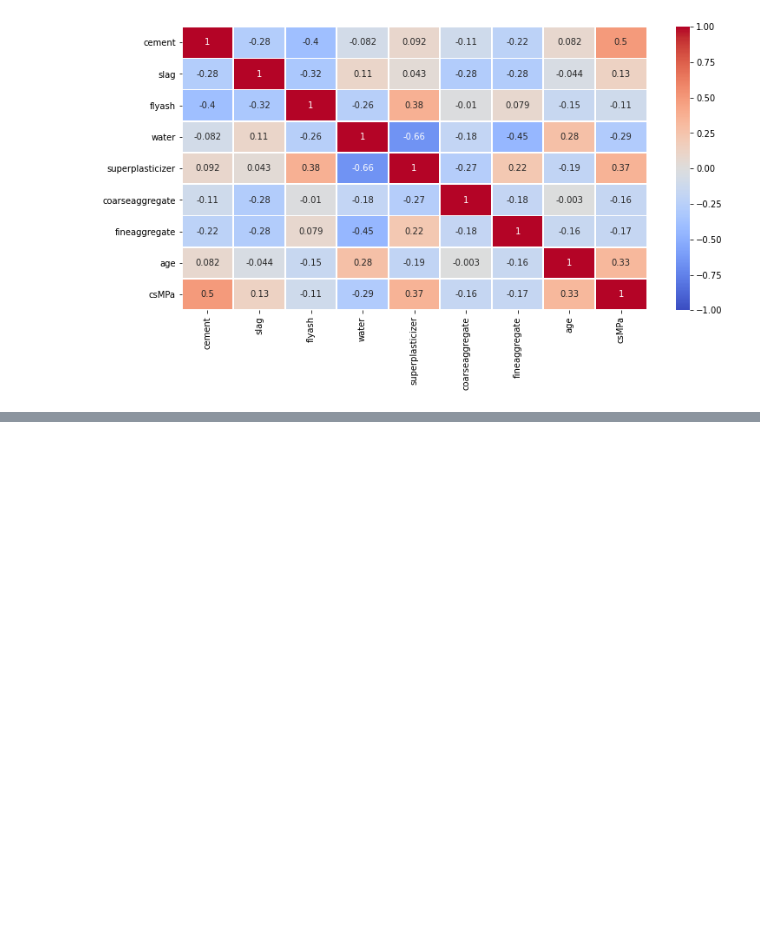
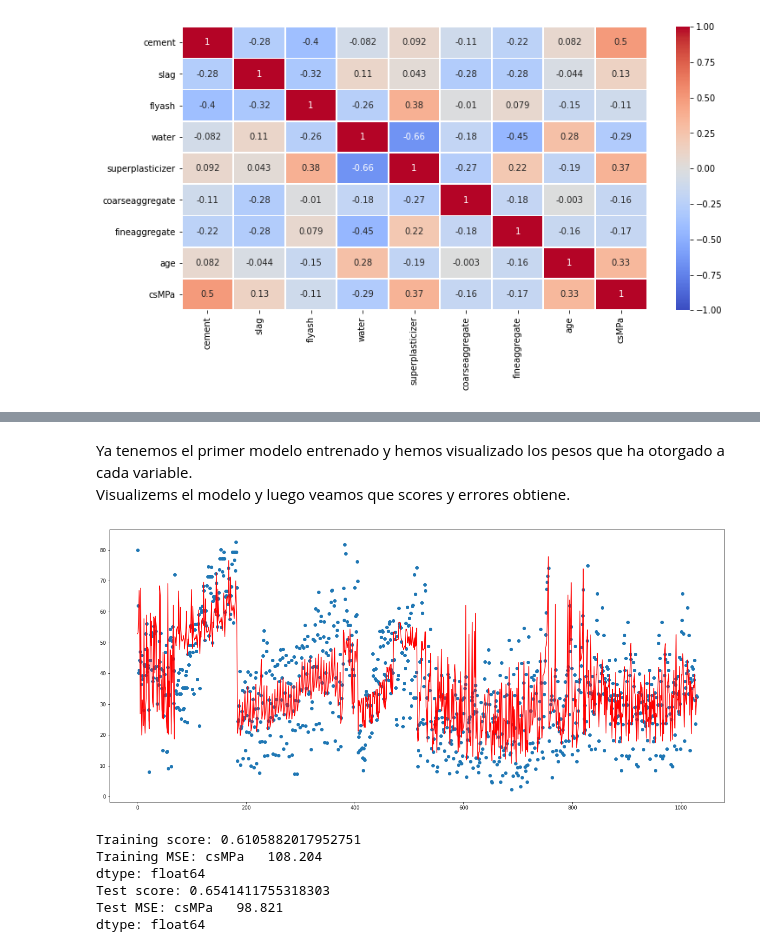
Before and after one commit to juankasv99/APC_Concrete_MPa, a Jupyter notebook: ConcreteMPa_Regression.ipynb, the cells around one changed output, grey strips where cells are left out. Saved outputs shown, nothing was run; the diff lists cells and outputs as text; code cells hidden in the pictures; blank space fills up the shorter version.

```diff
--- a/ConcreteMPa_Regression.ipynb
+++ b/ConcreteMPa_Regression.ipynb
@@ -113,0 +138,9 @@ plt.show()
+# %%
+'''
+nonNormalizedValues = dataFrame.values
+minMaxScaler = preprocessing.MinMaxScaler()
+normalizedValues = minMaxScaler.fit_transform(nonNormalizedValues)
+normalizedDataFrame = pd.DataFrame(normalizedValues)
+normalizedDataFrame = dataFrame
+normalizedDataFrame.head()
+'''
@@ -113,0 +170,25 @@ plt.show()
+# %% [markdown]
+Ya tenemos el primer modelo entrenado y hemos visualizado los pesos que ha otorgado a cada variable.
+Visualizems el modelo y luego veamos que scores y errores obtiene.
+# %%
+allPredictions = firstLinearModel.predict(dataFrame.iloc[:, :8])
+x = [i for i in range(0, dataFrame.shape[0])]
+
+plt.figure(figsize = (22,10))
+plt.scatter(x,normalizedDataFrame.iloc[:, 8:9])
+plt.plot(x, allPredictions, "r")
+plt.show()
+# %% [output]
+[figure, added]
+# %%
+print(f'Training score: {firstLinearModel.score(xTrain, yTrain)}')
+print(f'Training MSE: {np.mean((firstLinearModel.predict(xTrain) - yTrain)**2)}')
+print(f'Test score: {firstLinearModel.score(xTest, yTest)}')
+print(f'Test MSE: {np.mean((firstLinearModel.predict(xTest) - yTest)**2)}')
+# %% [output]
+Training score: 0.6105882017952751
+Training MSE: csMPa   108.204
+dtype: float64
+Test score: 0.6541411755318303
+Test MSE: csMPa   98.821
+dtype: float64
```
Also changed, not shown: parts of 15 cells of this notebook.
